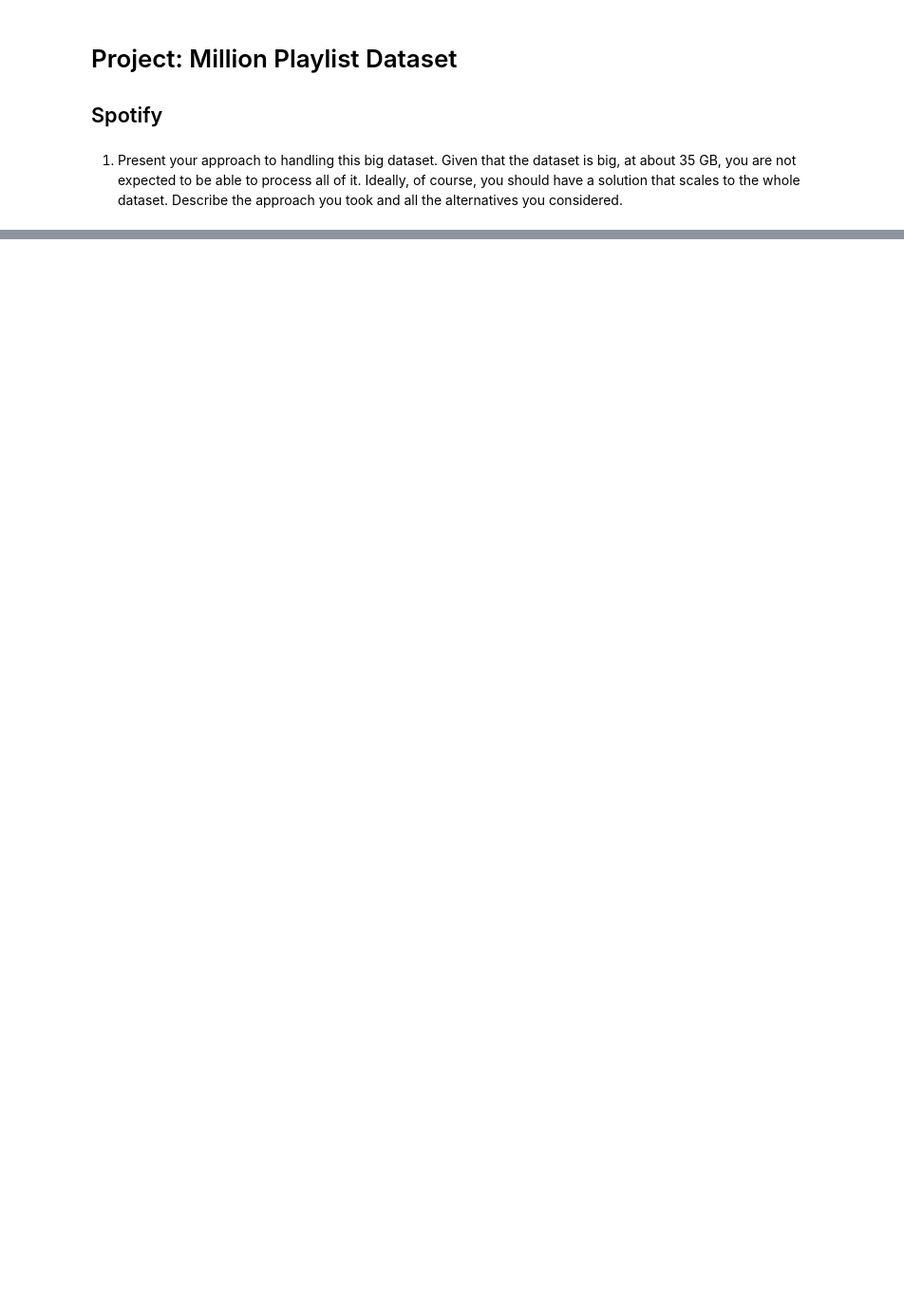
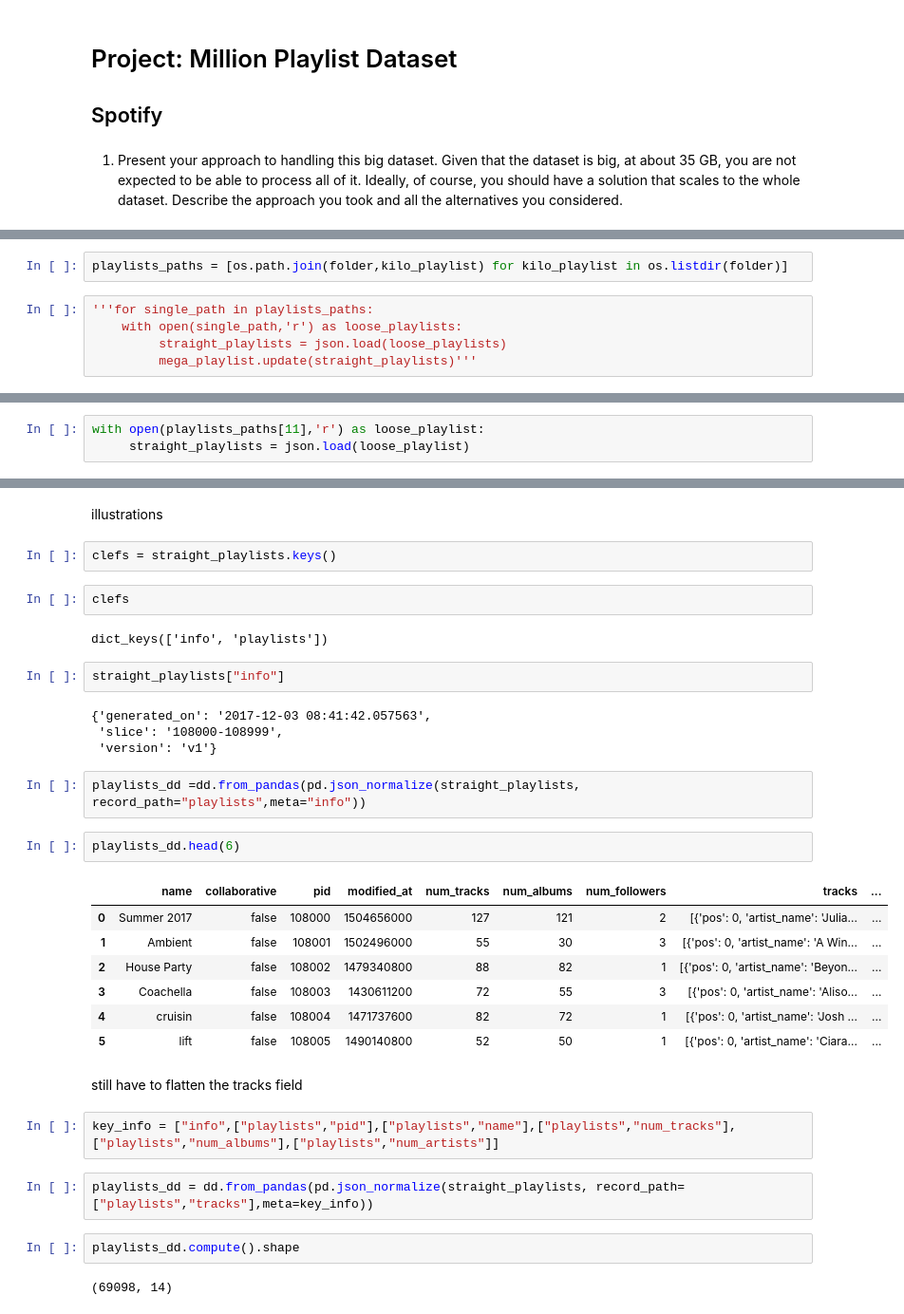
Before and after one commit to gethulb/SPOTIFY, a Jupyter notebook: spotify.ipynb, the cells around one changed output, grey strips where cells are left out. Shown at 95% size. Drawn from its saved outputs; the diff is of its cells as text; blank space fills up the shorter version.

```diff
--- a/spotify.ipynb
+++ b/spotify.ipynb
@@ -26,0 +84,7 @@ We finnaly chose the 2nd strategy: a stratified sample of the 1 million playlist
+# %%
+playlists_paths = [os.path.join(folder,kilo_playlist) for kilo_playlist in os.listdir(folder)]
+# %%
+'''for single_path in playlists_paths:
+    with open(single_path,'r') as loose_playlists:
+         straight_playlists = json.load(loose_playlists)
+         mega_playlist.update(straight_playlists)'''
@@ -26,0 +93,3 @@ We finnaly chose the 2nd strategy: a stratified sample of the 1 million playlist
+# %%
+with open(playlists_paths[11],'r') as loose_playlist:
+     straight_playlists = json.load(loose_playlist)
@@ -26,0 +100,36 @@ We finnaly chose the 2nd strategy: a stratified sample of the 1 million playlist
+# %% [markdown]
+illustrations
+# %%
+clefs = straight_playlists.keys()
+# %%
+clefs
+# %% [output]
+dict_keys(['info', 'playlists'])
+# %%
+straight_playlists["info"]
+# %% [output]
+{'generated_on': '2017-12-03 08:41:42.057563',
+ 'slice': '108000-108999',
+ 'version': 'v1'}
+# %%
+playlists_dd =dd.from_pandas(pd.json_normalize(straight_playlists, record_path="playlists",meta="info"))
+# %%
+playlists_dd.head(6)
+# %% [output]
+|  | name | collaborative | pid | modified_at | num_tracks | num_albums | num_followers | tracks | ... |
+| 0 | Summer 2017 | false | 108000 | 1504656000 | 127 | 121 | 2 | [{'pos': 0, 'artist_name': 'Julia... | ... |
+| 1 | Ambient | false | 108001 | 1502496000 | 55 | 30 | 3 | [{'pos': 0, 'artist_name': 'A Win... | ... |
+| 2 | House Party | false | 108002 | 1479340800 | 88 | 82 | 1 | [{'pos': 0, 'artist_name': 'Beyon... | ... |
+| 3 | Coachella | false | 108003 | 1430611200 | 72 | 55 | 3 | [{'pos': 0, 'artist_name': 'Aliso... | ... |
+| 4 | cruisin | false | 108004 | 1471737600 | 82 | 72 | 1 | [{'pos': 0, 'artist_name': 'Josh ... | ... |
+| 5 | lift | false | 108005 | 1490140800 | 52 | 50 | 1 | [{'pos': 0, 'artist_name': 'Ciara... | ... |
+# %% [markdown]
+still have to flatten the tracks field
+# %%
+key_info = ["info",["playlists","pid"],["playlists","name"],["playlists","num_tracks"],["playlists","num_albums"],["playlists","num_artists"]]
+# %%
+playlists_dd = dd.from_pandas(pd.json_normalize(straight_playlists, record_path=["playlists","tracks"],meta=key_info))
+# %%
+playlists_dd.compute().shape
+# %% [output]
+(69098, 14)
```
Also changed, not shown: parts of 20 cells of this notebook.
